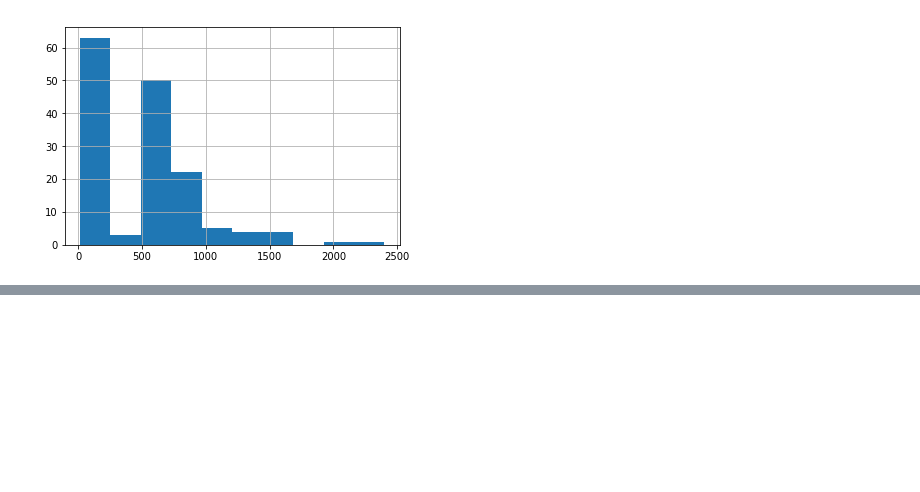
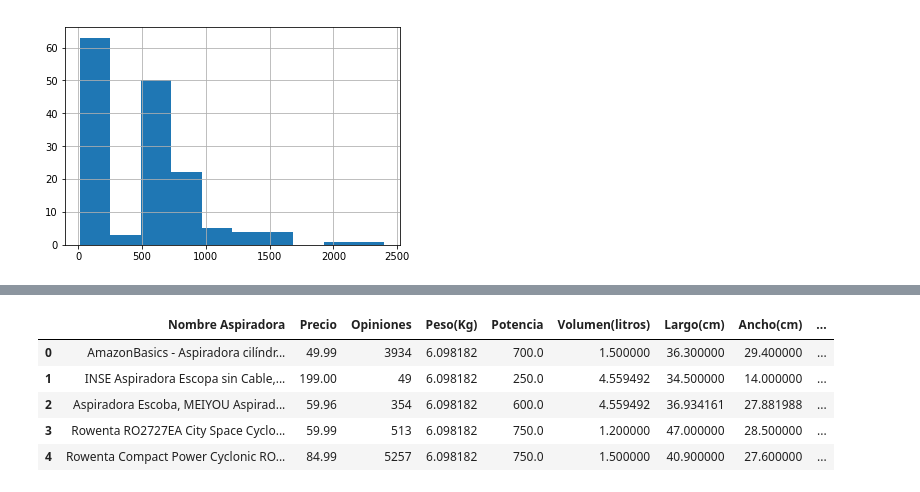
Before and after one commit to xgutierrez/Platzi-DataScienceAmazon, a Jupyter notebook: AnálisisDeAspiradoras.ipynb, the cells around one changed output, grey strips where cells are left out. Drawn from its saved outputs; the diff is of its cells as text; code cells hidden in the pictures; blank space fills up the shorter version.

```diff
--- a/AnálisisDeAspiradoras.ipynb
+++ b/AnálisisDeAspiradoras.ipynb
@@ -569,0 +651,5 @@ aspiradoras['Potencia'].hist()
+# %%
+# Cambio de comas por punto
+aspiradoras['Largo(cm)'] = aspiradoras['Largo(cm)'].str.replace(',','.')
+aspiradoras['Ancho(cm)'] = aspiradoras['Ancho(cm)'].str.replace(',','.')
+aspiradoras['Profundidad(cm)'] = aspiradoras['Profundidad(cm)'].str.replace(',','.')
@@ -569,0 +665,5 @@ aspiradoras['Potencia'].hist()
+# %%
+#Cambio de tipo de Dato
+aspiradoras['Largo(cm)'] = aspiradoras['Largo(cm)'].astype(float)
+aspiradoras['Ancho(cm)'] = aspiradoras['Ancho(cm)'].astype(float)
+aspiradoras['Profundidad(cm)'] = aspiradoras['Profundidad(cm)'].astype(float)
@@ -569,0 +752,4 @@ aspiradoras['Potencia'].hist()
+# %%
+# Reemplazar la media en todos los Nan
+aspiradoras = aspiradoras.fillna(aspiradoras.mean())
+aspiradoras.head()
@@ -569,0 +763,3 @@ aspiradoras['Potencia'].hist()
+# %%
+aspiradoras['Dimension Volumetrica'] = aspiradoras['Largo(cm)']*aspiradoras['Ancho(cm)']*aspiradoras['Profundidad(cm)']
+aspiradoras.head()
@@ -569,0 +773,12 @@ aspiradoras['Potencia'].hist()
+# %%
+#Eliminamos las columnas de Dimensión del producto que ya no la requiero
+aspiradoras = aspiradoras.drop(['Dimensiones del producto'],axis=1)
+
+aspiradoras.head()
+# %% [output]
+|  | Nombre Aspiradora | Precio | Opiniones | Peso(Kg) | Potencia | Volumen(litros) | Largo(cm) | Ancho(cm) | ... |
+| 0 | AmazonBasics - Aspiradora cilíndr... | 49.99 | 3934 | 6.098182 | 700.0 | 1.500000 | 36.300000 | 29.400000 | ... |
+| 1 | INSE Aspiradora Escopa sin Cable,... | 199.00 | 49 | 6.098182 | 250.0 | 4.559492 | 34.500000 | 14.000000 | ... |
+| 2 | Aspiradora Escoba, MEIYOU Aspirad... | 59.96 | 354 | 6.098182 | 600.0 | 4.559492 | 36.934161 | 27.881988 | ... |
+| 3 | Rowenta RO2727EA City Space Cyclo... | 59.99 | 513 | 6.098182 | 750.0 | 1.200000 | 47.000000 | 28.500000 | ... |
+| 4 | Rowenta Compact Power Cyclonic RO... | 84.99 | 5257 | 6.098182 | 750.0 | 1.500000 | 40.900000 | 27.600000 | ... |
```
Also changed, not shown: parts of 20 cells of this notebook.
